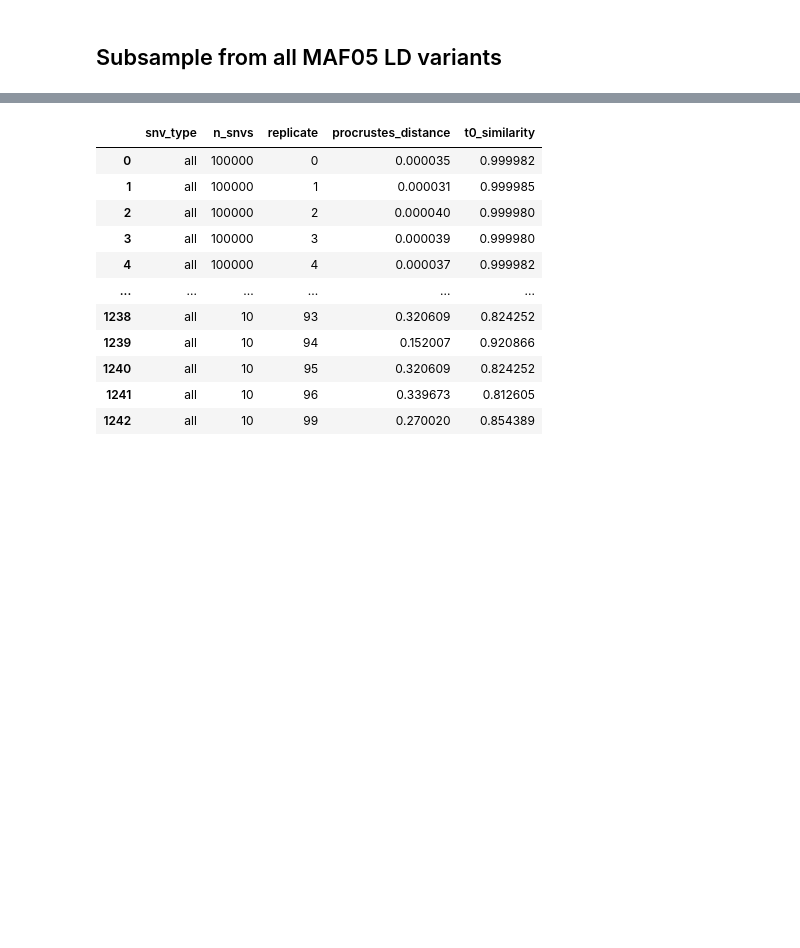
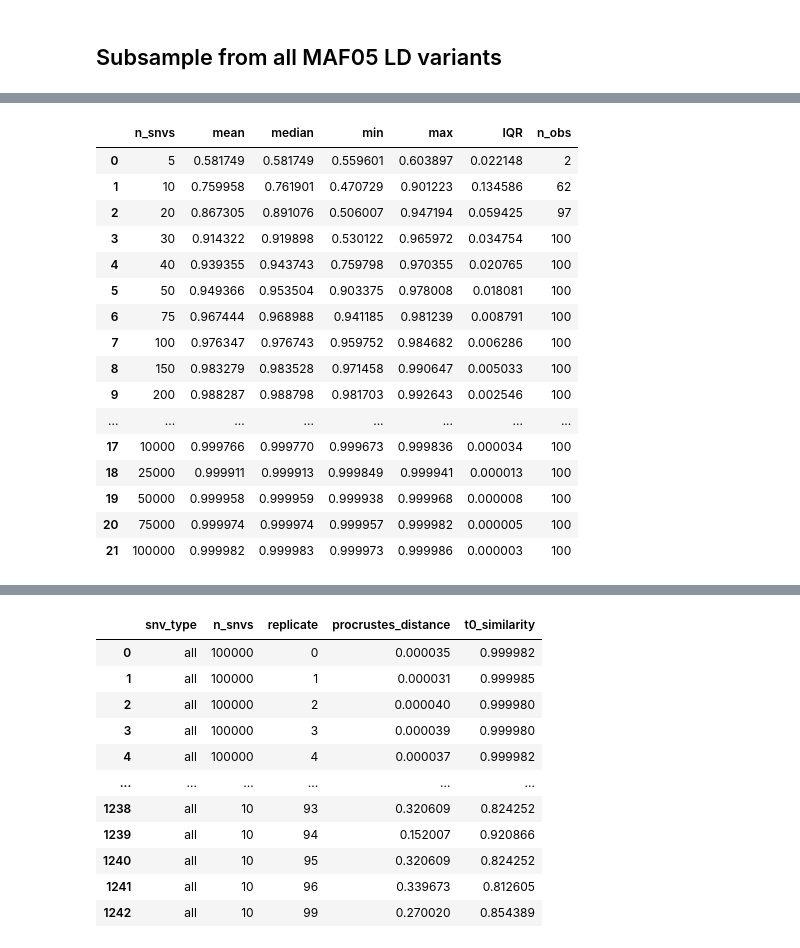
Before and after one commit to nealplatt/schisto_aim_panel, a Jupyter notebook: code/aim_panel_development.ipynb, the cells around one changed output, grey strips where cells are left out. Saved outputs shown, nothing was run; the diff lists cells and outputs as text; code cells hidden in the pictures; blank space fills up the shorter version.

```diff
--- a/code/aim_panel_development.ipynb
+++ b/code/aim_panel_development.ipynb
@@ -540,0 +536,30 @@ procrustes_df
+# %%
+summary = procrustes_df.groupby("n_snvs")["t0_similarity"].agg(
+    mean="mean",
+    median="median",
+    min="min",
+    max="max",
+    IQR=lambda x: x.quantile(0.75) - x.quantile(0.25),
+    n_obs="count"
+).reset_index()
+
+summary.to_csv("procrustes.summary.csv", sep=",", header=True, index=False)
+summary
+# %% [output]
+|  | n_snvs | mean | median | min | max | IQR | n_obs |
+| 0 | 5 | 0.581749 | 0.581749 | 0.559601 | 0.603897 | 0.022148 | 2 |
+| 1 | 10 | 0.759958 | 0.761901 | 0.470729 | 0.901223 | 0.134586 | 62 |
+| 2 | 20 | 0.867305 | 0.891076 | 0.506007 | 0.947194 | 0.059425 | 97 |
+| 3 | 30 | 0.914322 | 0.919898 | 0.530122 | 0.965972 | 0.034754 | 100 |
+| 4 | 40 | 0.939355 | 0.943743 | 0.759798 | 0.970355 | 0.020765 | 100 |
+| 5 | 50 | 0.949366 | 0.953504 | 0.903375 | 0.978008 | 0.018081 | 100 |
+| 6 | 75 | 0.967444 | 0.968988 | 0.941185 | 0.981239 | 0.008791 | 100 |
+| 7 | 100 | 0.976347 | 0.976743 | 0.959752 | 0.984682 | 0.006286 | 100 |
+| 8 | 150 | 0.983279 | 0.983528 | 0.971458 | 0.990647 | 0.005033 | 100 |
+| 9 | 200 | 0.988287 | 0.988798 | 0.981703 | 0.992643 | 0.002546 | 100 |
+| ... | ... | ... | ... | ... | ... | ... | ... |
+| 17 | 10000 | 0.999766 | 0.999770 | 0.999673 | 0.999836 | 0.000034 | 100 |
+| 18 | 25000 | 0.999911 | 0.999913 | 0.999849 | 0.999941 | 0.000013 | 100 |
+| 19 | 50000 | 0.999958 | 0.999959 | 0.999938 | 0.999968 | 0.000008 | 100 |
+| 20 | 75000 | 0.999974 | 0.999974 | 0.999957 | 0.999982 | 0.000005 | 100 |
+| 21 | 100000 | 0.999982 | 0.999983 | 0.999973 | 0.999986 | 0.000003 | 100 |
```
Also changed, not shown: parts of 9 cells of this notebook.
